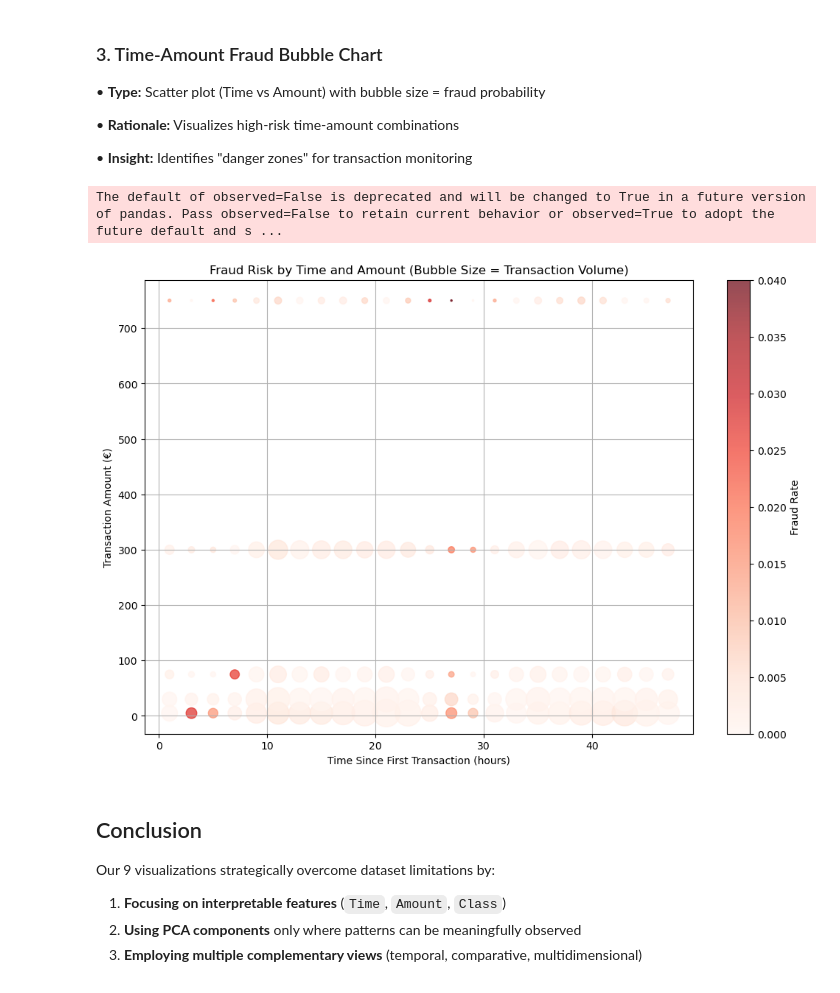
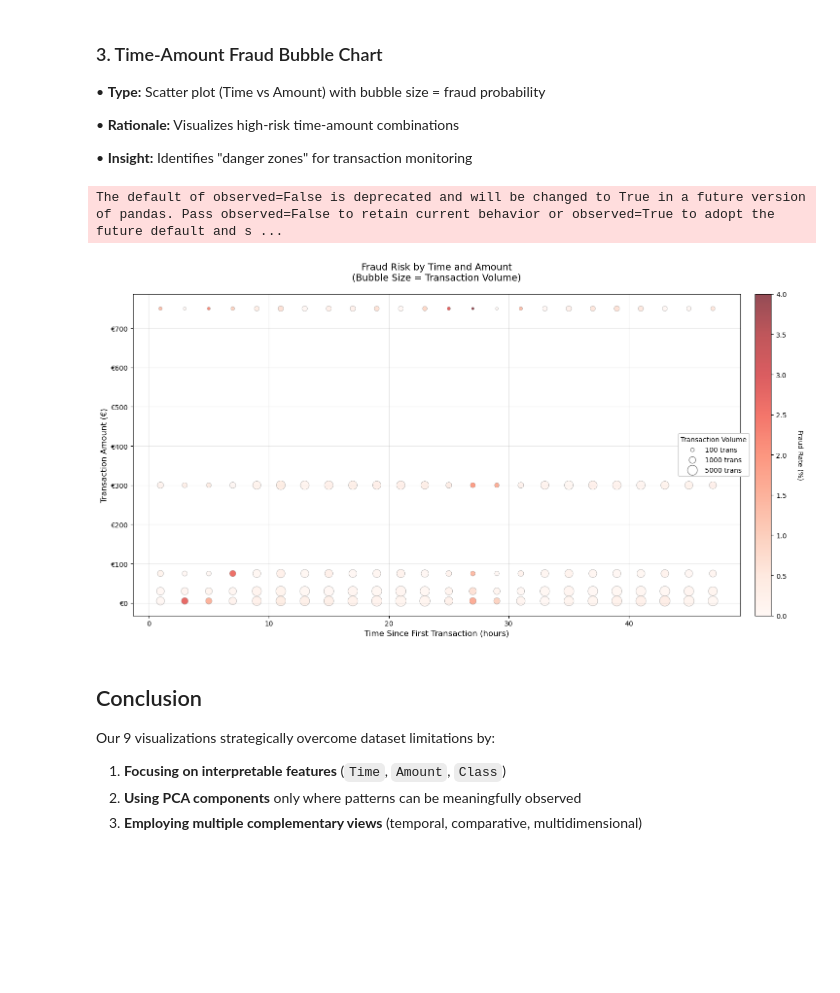
Before and after one commit to danielTongu/cs445_spring2025, a Jupyter notebook: stage2/fraud_visualizations.ipynb, the cells around one changed output. Drawn from its saved outputs; the diff is of its cells as text; code cells hidden in the pictures; blank space fills up the shorter version.

Commit message:
corrected memeber 3, plot 3 code

```diff
--- a/stage2/fraud_visualizations.ipynb
+++ b/stage2/fraud_visualizations.ipynb
@@ -278,27 +278,73 @@ plt.show()
 
 •   **Insight:** Identifies "danger zones" for transaction monitoring
 # %%
-# Create aggregated data for bubble chart
-bubble_data = df.groupby([pd.cut(df['Time_Hours'], bins=24),
-                         pd.cut(df['Amount'], bins=[0, 10, 50, 100, 500, 1000, np.inf])])['Class'] \
-                .agg(['count', 'mean']).reset_index()
+import matplotlib.ticker as mticker
+import numpy as np
+
+# Create aggregated data
+bubble_data = df.groupby(
+    [
+        pd.cut(df['Time_Hours'], bins=24),
+        pd.cut(df['Amount'], bins=[0, 10, 50, 100, 500, 1000, np.inf])
+    ]
+)['Class'].agg(['count', 'mean']).reset_index()
 bubble_data.columns = ['Time_Bin', 'Amount_Bin', 'Transaction_Count', 'Fraud_Rate']
 
-plt.figure(figsize=(12, 8))
-plt.scatter(x=bubble_data['Time_Bin'].apply(lambda x: x.mid),
-            y=bubble_data['Amount_Bin'].apply(lambda x: x.mid),
-            s=bubble_data['Transaction_Count']/10,
-            c=bubble_data['Fraud_Rate'],
-            cmap='Reds', alpha=0.7)
-plt.colorbar(label='Fraud Rate')
-plt.title('Fraud Risk by Time and Amount (Bubble Size = Transaction Volume)')
-plt.xlabel('Time Since First Transaction (hours)')
-plt.ylabel('Transaction Amount (€)')
-plt.grid(True)
+# Calculate positions and sizes
+x_pos = bubble_data['Time_Bin'].apply(lambda x: x.mid)
+y_pos = bubble_data['Amount_Bin'].apply(lambda x: x.mid)
+bubble_sizes = np.sqrt(bubble_data['Transaction_Count']) * 3
+
+# Create figure with adjusted subplot parameters
+plt.figure(figsize=(16, 8))
+plt.subplots_adjust(right=0.75)  # Add 25% extra space on right
+
+# Create scatter plot
+scatter = plt.scatter(
+    x=x_pos,
+    y=y_pos,
+    s=bubble_sizes,
+    c=bubble_data['Fraud_Rate']*100,
+    cmap='Reds',
+    alpha=0.7,
+    edgecolors='grey',
+    linewidths=0.5
+)
+
+# Add colorbar
+cbar = plt.colorbar(scatter, pad=0.02)
+cbar.set_label('Fraud Rate (%)', rotation=270, labelpad=25)
+
+# Formatting
+plt.title('Fraud Risk by Time and Amount\n(Bubble Size = Transaction Volume)', fontsize=14, pad=20)
+plt.xlabel('Time Since First Transaction (hours)', fontsize=12)
+plt.ylabel('Transaction Amount (€)', fontsize=12)
+plt.grid(True, alpha=0.3)
+plt.gca().yaxis.set_major_formatter(mticker.StrMethodFormatter('€{x:,.0f}'))
+
+# Add legend with proper positioning
+legend_sizes = [100, 1000, 5000]
+legend_labels = [f'{size} trans' for size in legend_sizes]
+legend_markers = [
+    plt.scatter([], [], s=np.sqrt(size)*3, c='none', edgecolor='grey', label=label)
+    for size, label in zip(legend_sizes, legend_labels)
+]
+
+# Position legend in the empty space we created
+legend = plt.legend(
+    handles=legend_markers,
+    title='Transaction Volume',
+    loc='center right',
+    bbox_to_anchor=(1.02, 0.5),  # Positioned in the empty right margin
+    frameon=True,
+    framealpha=1
+)
+
+plt.tight_layout()
 plt.show()
 # %% [output]
 The default of observed=False is deprecated and will be changed to True in a future version of pandas. Pass observed=False to retain current behavior or observed=True to adopt the future default and s ...
-[figure, old version]
+[figure, new version]
 # %% [markdown]
 ## Conclusion
 
```
